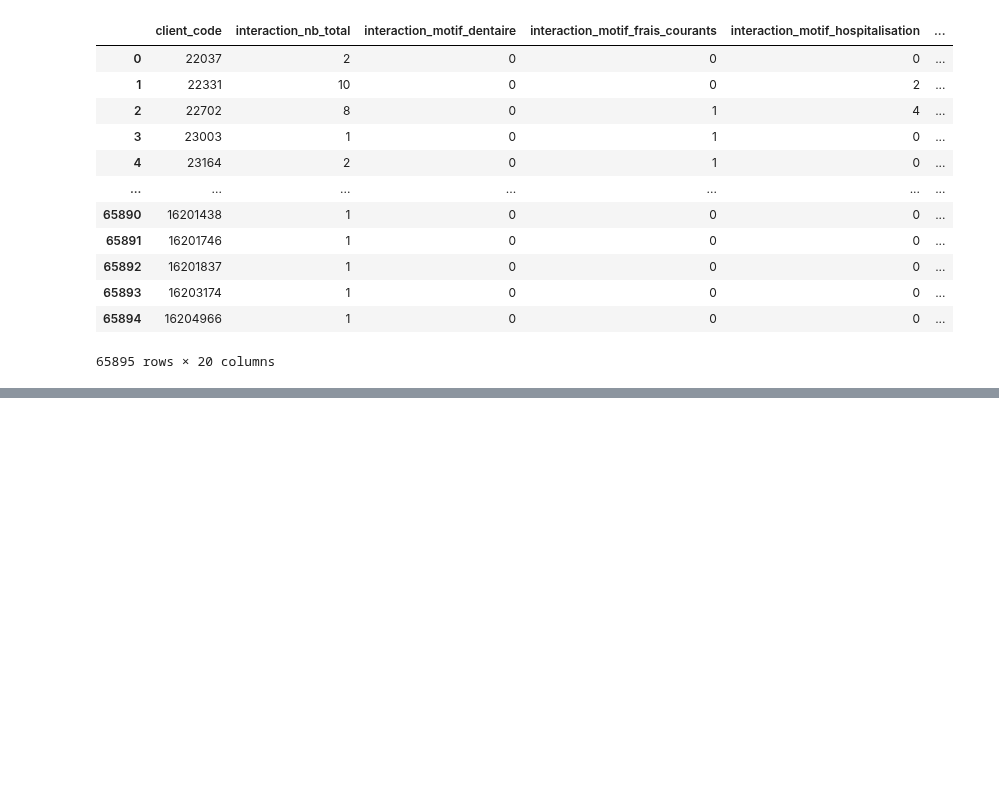
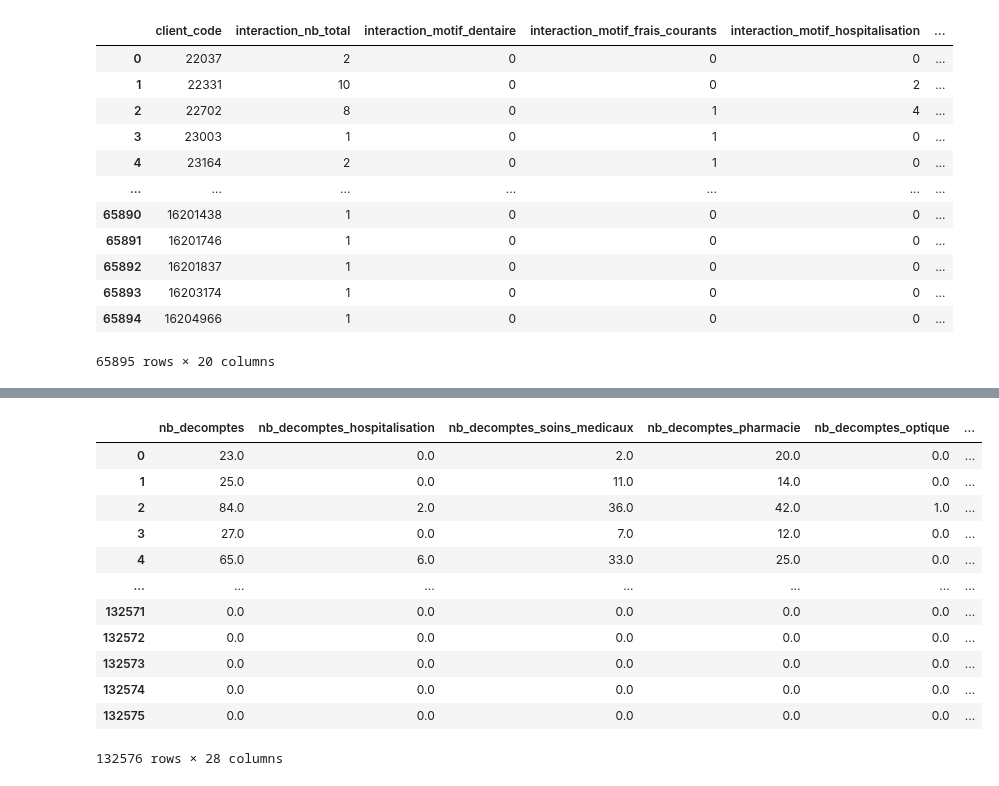
Before and after one commit to kellybourbon2/Alptis-churn-prediction, a Jupyter notebook: toy_example.ipynb, the cells around one changed output, grey strips where cells are left out. Drawn from its saved outputs; the diff is of its cells as text; code cells hidden in the pictures; blank space fills up the shorter version.

Commit message:
update agregation +clean function

```diff
--- a/toy_example.ipynb
+++ b/toy_example.ipynb
@@ -39,2 +42,2 @@ aggregate_interaction(df_interactions)
 # %%
-agregate_and_merge(df_consommations=df_consommations, df_impayes=df_impayes, df_reclamations=df_reclamations, df_portefeuille=df_portefeuille, df_interactions=df_interactions)
+df=create_clean_aggregated_dataset(df_consommations=df_consommations, df_impayes=df_impayes, df_reclamations=df_reclamations, df_portefeuille=df_portefeuille, df_interactions=df_interactions)
@@ -54,0 +68,16 @@ agregate_and_merge(df_consommations=df_consommations, df_impayes=df_impayes, df_
+# %%
+df[[c for c in df.columns if c.startswith(("frais", "remb", "nb_decomptes"))]].fillna(0)
+# %% [output]
+|  | nb_decomptes | nb_decomptes_hospitalisation | nb_decomptes_soins_medicaux | nb_decomptes_pharmacie | nb_decomptes_optique | ... |
+| 0 | 23.0 | 0.0 | 2.0 | 20.0 | 0.0 | ... |
+| 1 | 25.0 | 0.0 | 11.0 | 14.0 | 0.0 | ... |
+| 2 | 84.0 | 2.0 | 36.0 | 42.0 | 1.0 | ... |
+| 3 | 27.0 | 0.0 | 7.0 | 12.0 | 0.0 | ... |
+| 4 | 65.0 | 6.0 | 33.0 | 25.0 | 0.0 | ... |
+| ... | ... | ... | ... | ... | ... | ... |
+| 132571 | 0.0 | 0.0 | 0.0 | 0.0 | 0.0 | ... |
+| 132572 | 0.0 | 0.0 | 0.0 | 0.0 | 0.0 | ... |
+| 132573 | 0.0 | 0.0 | 0.0 | 0.0 | 0.0 | ... |
+| 132574 | 0.0 | 0.0 | 0.0 | 0.0 | 0.0 | ... |
+| 132575 | 0.0 | 0.0 | 0.0 | 0.0 | 0.0 | ... |
+132576 rows × 28 columns
```
Also changed, not shown: parts of 5 cells of this notebook, 5 other files.
